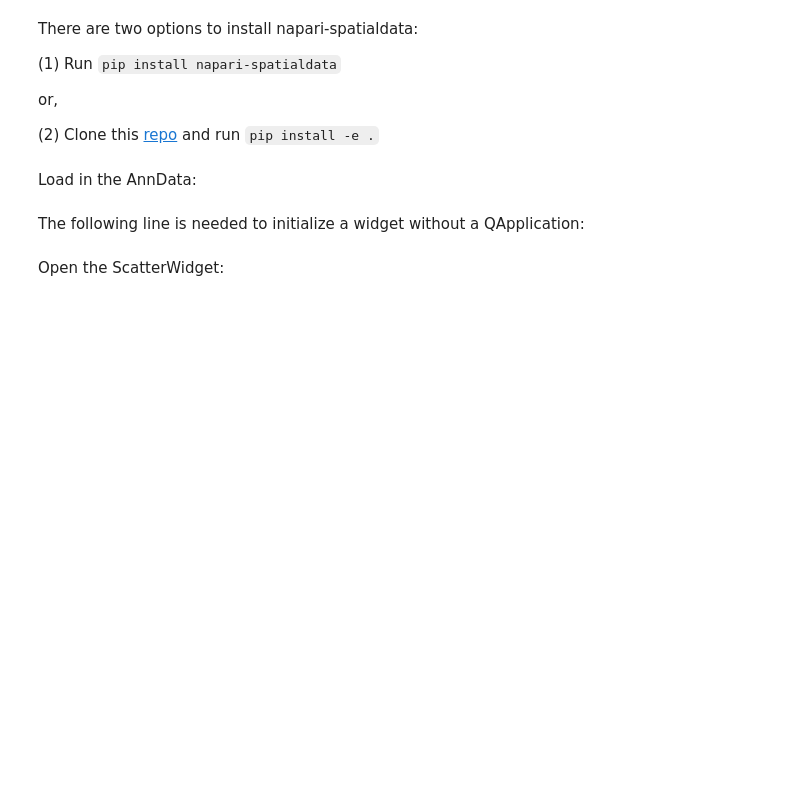
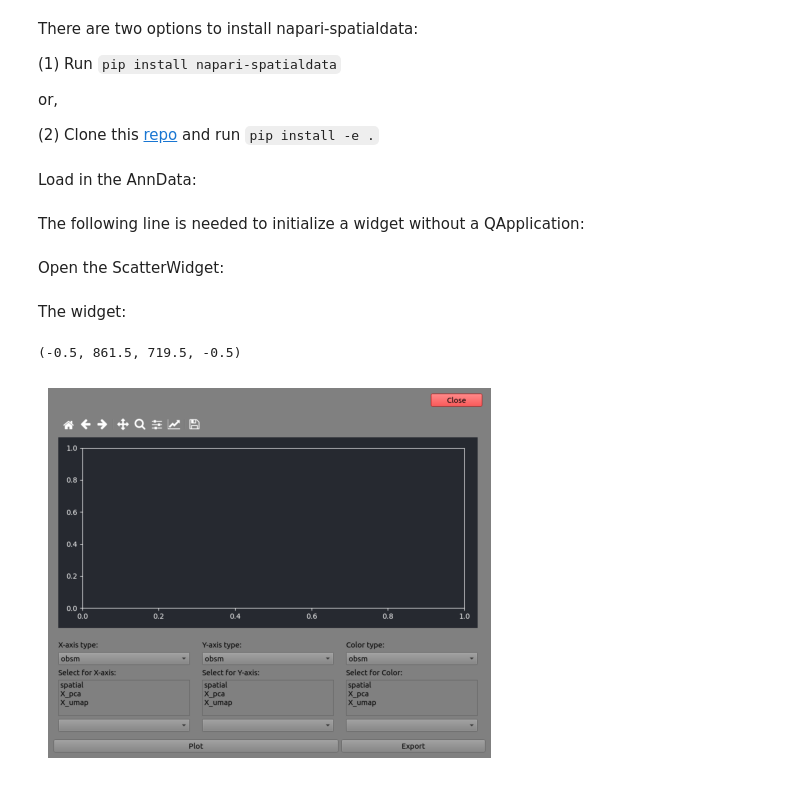
Before and after one commit to scverse/napari-spatialdata, a Jupyter notebook: docs/notebooks/scatterwidget.ipynb, the cells around one changed output. Cells and saved outputs as stored; diff of their text form; code cells hidden in the pictures; blank space fills up the shorter version.

Commit message:
add screenshot examples to notebook

```diff
--- a/docs/notebooks/scatterwidget.ipynb
+++ b/docs/notebooks/scatterwidget.ipynb
@@ -28,3 +29,11 @@ Open the ScatterWidget:
 # %%
 widget = QtAdataScatterWidget(adata)
 widget.show()
+# %% [markdown]
+The widget:
+# %%
+plt.imshow(widget.screenshot())
+plt.axis('off')
+# %% [output]
+(-0.5, 861.5, 719.5, -0.5)
+[figure, added]
```
Also changed, not shown: parts of 4 cells of this notebook, 1 other file.
